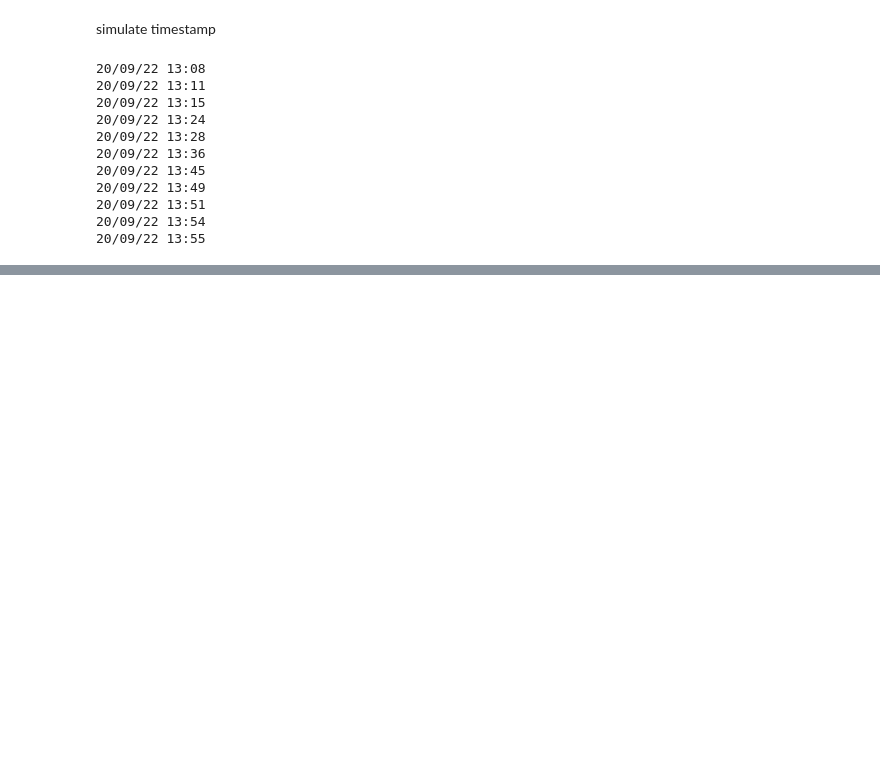
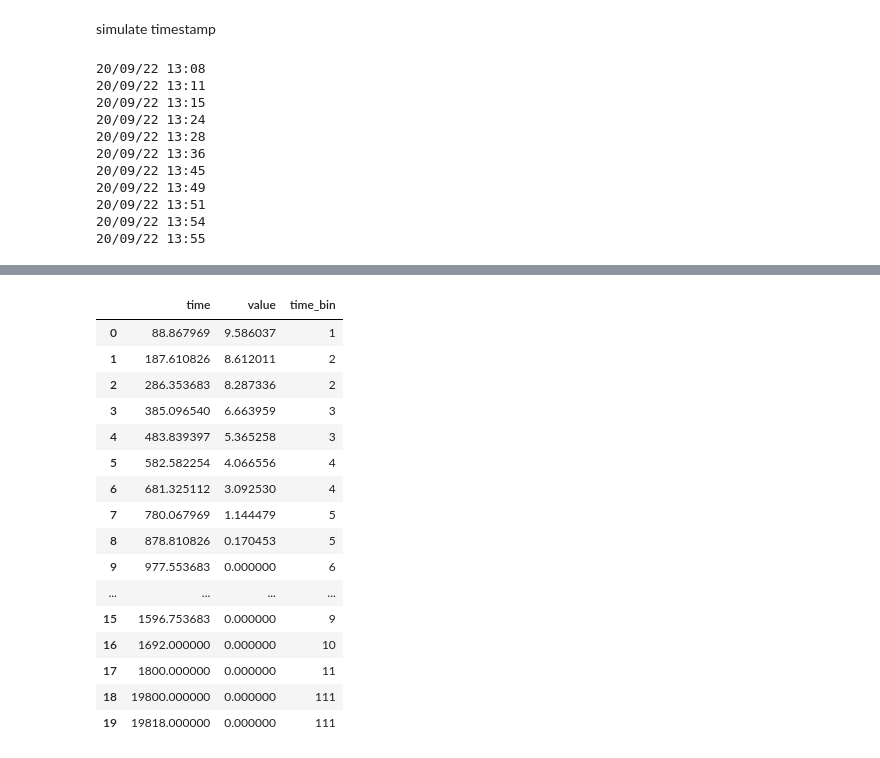
Before and after one commit to yxcho/iot_project, a Jupyter notebook: src/mock_data.ipynb, the cells around one changed output, grey strips where cells are left out. Cells and saved outputs as stored; diff of their text form; code cells hidden in the pictures; blank space fills up the shorter version.

```diff
--- a/src/mock_data.ipynb
+++ b/src/mock_data.ipynb
@@ -228,0 +238,24 @@ passenger_congestion
+# %%
+INTERVAL_MINUTES = 3
+seconds_bin = [sec for sec in range(0, 24*60*60, INTERVAL_MINUTES*60)]
+
+passenger_congestion["time_bin"] = np.digitize(passenger_congestion["time"], seconds_bin)
+passenger_congestion.head(20)
+# %% [output]
+|  | time | value | time_bin |
+| 0 | 88.867969 | 9.586037 | 1 |
+| 1 | 187.610826 | 8.612011 | 2 |
+| 2 | 286.353683 | 8.287336 | 2 |
+| 3 | 385.096540 | 6.663959 | 3 |
+| 4 | 483.839397 | 5.365258 | 3 |
+| 5 | 582.582254 | 4.066556 | 4 |
+| 6 | 681.325112 | 3.092530 | 4 |
+| 7 | 780.067969 | 1.144479 | 5 |
+| 8 | 878.810826 | 0.170453 | 5 |
+| 9 | 977.553683 | 0.000000 | 6 |
+| ... | ... | ... | ... |
+| 15 | 1596.753683 | 0.000000 | 9 |
+| 16 | 1692.000000 | 0.000000 | 10 |
+| 17 | 1800.000000 | 0.000000 | 11 |
+| 18 | 19800.000000 | 0.000000 | 111 |
+| 19 | 19818.000000 | 0.000000 | 111 |
```
Also changed, not shown: parts of 11 cells of this notebook, 3 other files.
